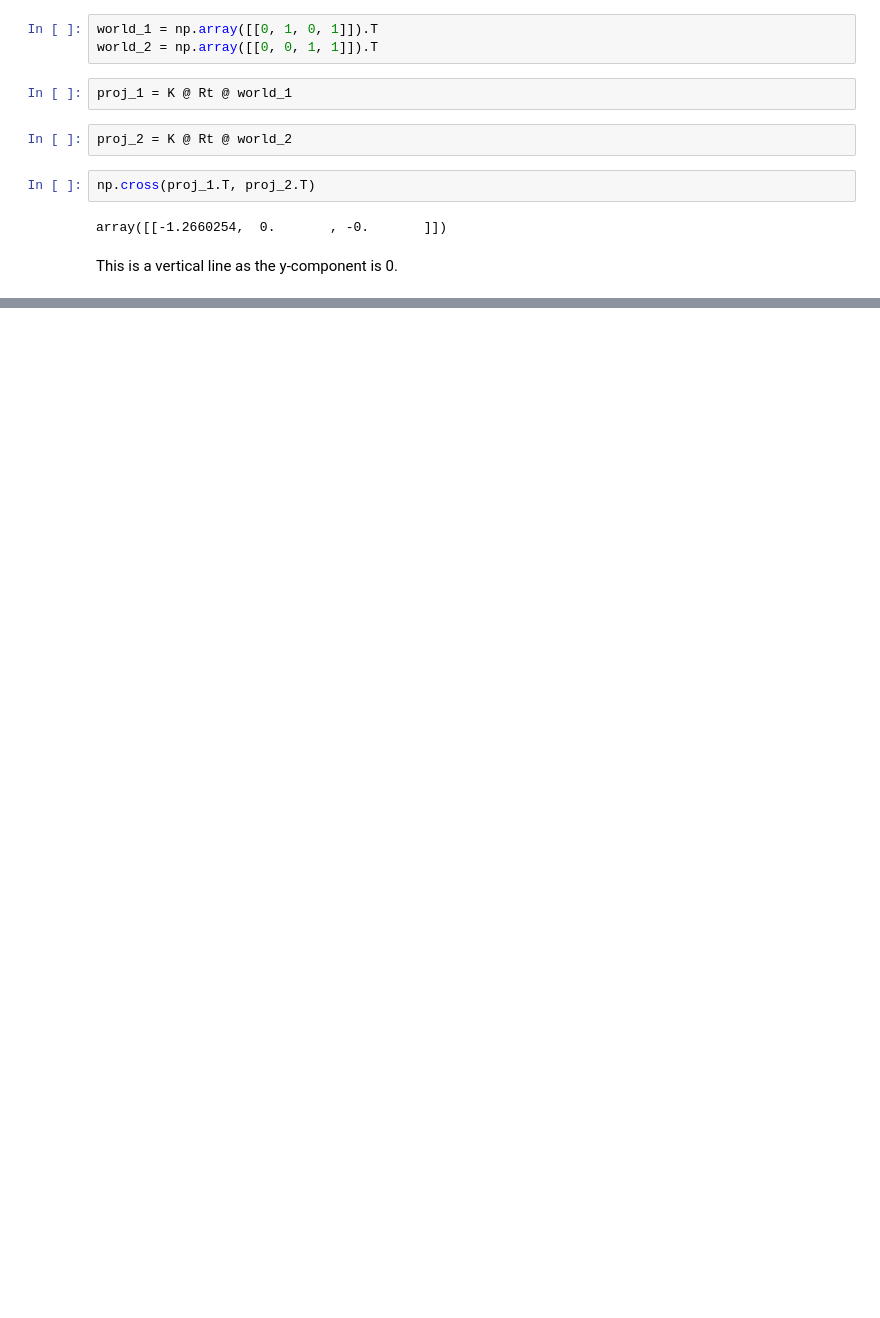
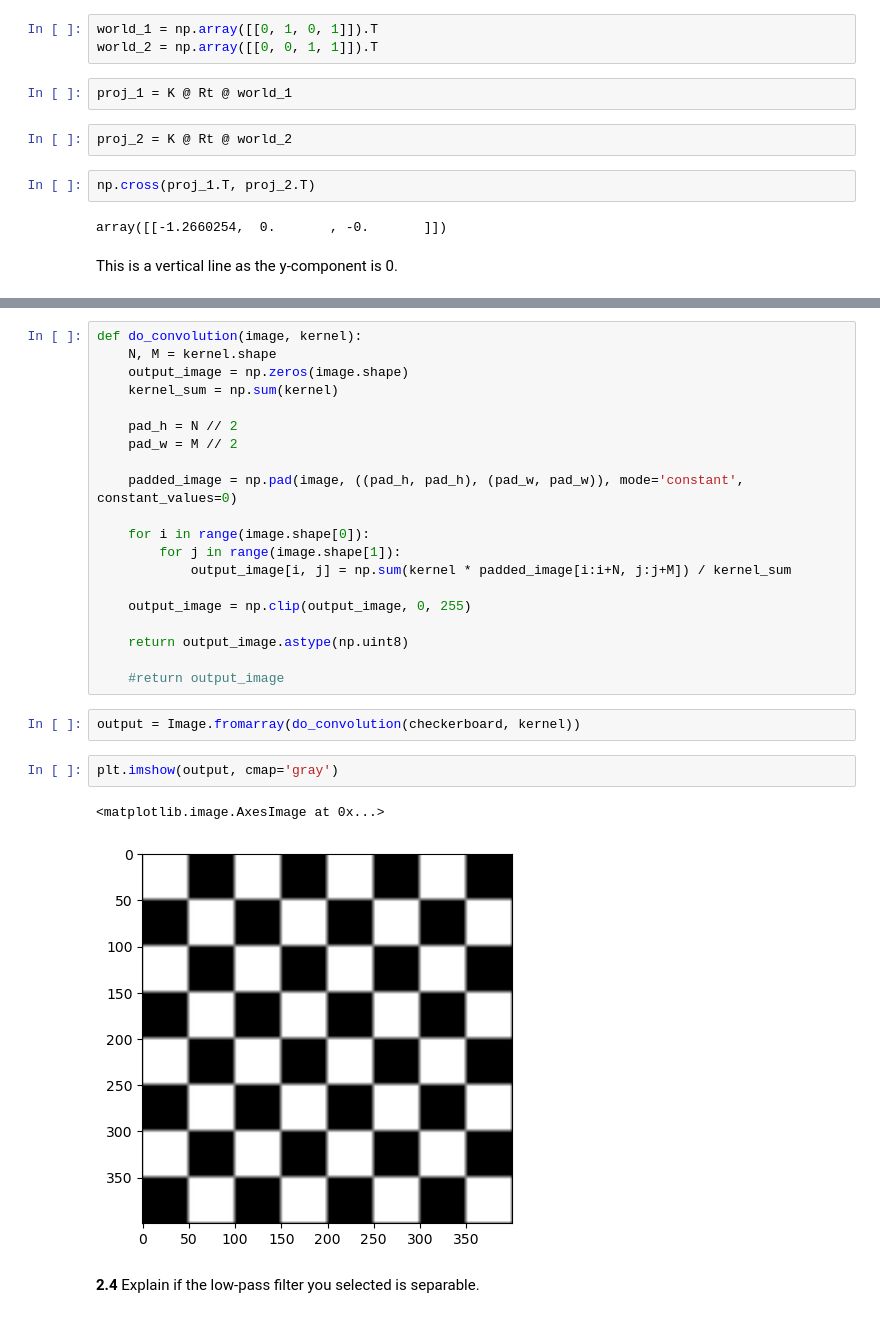
Before and after one commit to LennoxC/AIML331-Assignment-1, a Jupyter notebook: Assignment code.ipynb, the cells around one changed output, grey strips where cells are left out. Saved outputs shown, nothing was run; the diff lists cells and outputs as text; blank space fills up the shorter version.

```diff
--- a/Assignment code.ipynb
+++ b/Assignment code.ipynb
@@ -59,0 +142,29 @@ This is a vertical line as the y-component is 0.
+# %%
+def do_convolution(image, kernel):
+    N, M = kernel.shape
+    output_image = np.zeros(image.shape)
+    kernel_sum = np.sum(kernel)
+
+    pad_h = N // 2
+    pad_w = M // 2
+
+    padded_image = np.pad(image, ((pad_h, pad_h), (pad_w, pad_w)), mode='constant', constant_values=0)
+
+    for i in range(image.shape[0]):
+        for j in range(image.shape[1]):
+            output_image[i, j] = np.sum(kernel * padded_image[i:i+N, j:j+M]) / kernel_sum
+
+    output_image = np.clip(output_image, 0, 255)
+
+    return output_image.astype(np.uint8)
+
+    #return output_image
+# %%
+output = Image.fromarray(do_convolution(checkerboard, kernel))
+# %%
+plt.imshow(output, cmap='gray')
+# %% [output]
+<matplotlib.image.AxesImage at 0x...>
+[figure, added]
+# %% [markdown]
+**2.4** Explain if the low-pass filter you selected is separable.
```
Also changed, not shown: parts of 36 cells of this notebook, 1 other file.
